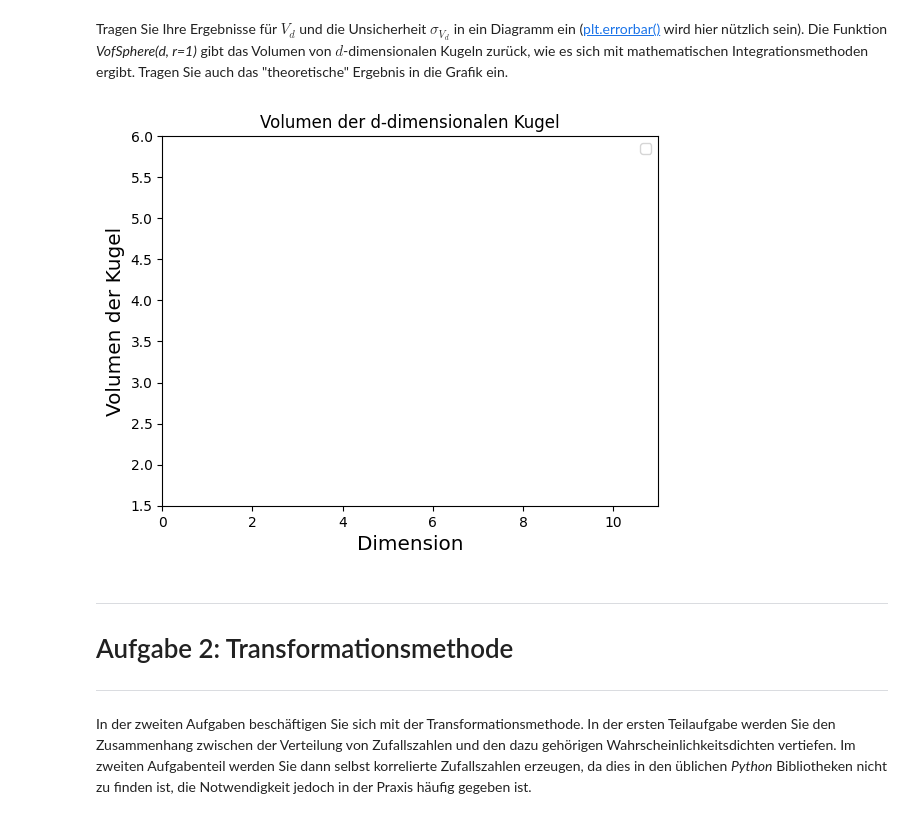
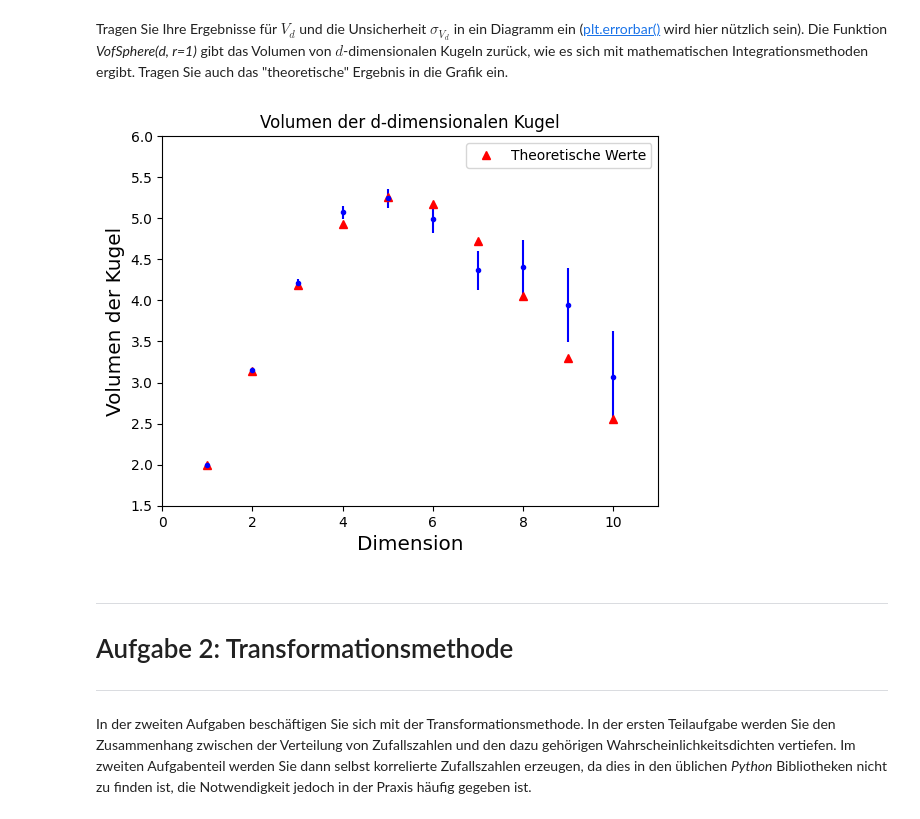
Before and after one commit to AlFa-Tier/Uni_codes, a Jupyter notebook: Stat. Datenauswertung/AufgabenBlätter/Blatt02.ipynb, the cells around one changed output. Cells and saved outputs as stored; diff of their text form; code cells hidden in the pictures.

```diff
--- a/Stat. Datenauswertung/AufgabenBlätter/Blatt02.ipynb
+++ b/Stat. Datenauswertung/AufgabenBlätter/Blatt02.ipynb
@@ -40,5 +40,4 @@ import scipy.special as sp
 # %%
 # set dimensions
 dmax = 10  # maximum
-dim = np.arange(1., dmax, dtype=int)
-print(dim)
+dims = np.arange(1., dmax+1, dtype=int)
@@ -58,10 +55,20 @@ $$
 # implement MC method
 npoints = 10000     # number of d-dimensional points to test
 Vmc = []            # array holding results
+inside = np.array([])
+V_cube = np.array([np.pow(2,d) for d in dims])
 
-for i in range(1,len(dim)):
+for i in dims:
+    inner = 0
     for _ in range(npoints):
-        rvec = np.random.rand(i)
-        if np.sum(rvec) <=1:
-            Vmc.append(rvec)
+        rvec = np.random.uniform(-1, 1, i)
+        if np.sum(np.pow(rvec,2)) <=1:
+            inner +=1
+    inside = np.append(inside,inner)
+    v_sphere = V_cube[i-1] * (inner/npoints)
+    Vmc.append(v_sphere)
+
+print("Volumina der Hyperkugel in Dimensionen 1 bis 10:")
+for dim, vol in zip(range(1,len(dims)+1), Vmc):
+    print(f"{dim}D: {vol}")
 # %% [output]
@@ -81,36 +96,48 @@ Bestimmen Sie die statistische Unsicherheit $\sigma_{V_d}$ der Ergebnisse. Nutze
+# %%
+# uncertainty on MC results using binomial statistics
+var_Nin = npoints*(inside/npoints)*(1-(inside/npoints))
+var_p = 1/np.pow(npoints,2)*var_Nin
+
+var_V_d = np.pow(V_cube,2)*var_p
+
+sigma_V_d = np.sqrt(var_V_d)
 # %% [markdown]
 Tragen Sie Ihre Ergebnisse für $V_d$ und die Unsicherheit $\sigma_{V_d}$ in ein Diagramm ein ([plt.errorbar()](https://matplotlib.org/stable/api/_as_gen/matplotlib.pyplot.errorbar.html) wird hier nützlich sein). Die Funktion *VofSphere(d, r=1)* gibt das Volumen von $d$-dimensionalen Kugeln zurück, wie es sich mit mathematischen Integrationsmethoden ergibt. Tragen Sie auch das "theoretische" Ergebnis in die Grafik ein.
 # %%
 def VofSphere(d, r=1):
     """
       calculate volume of a d-dimensional sphere with radius r
 
       Args:
         d: dimension
         r: radius
 
       Returns:
         (array of) float: d-dimensional Volume
     """
     V = r**d * np.pi**(d/2) / sp.gamma(d/2 + 1)
     return V
 
 # Volume from mathematical formula
+V_theo = np.array([VofSphere(i) for i in dims])
 
 
 # plot results (with matplotlib)
-
-
+plt.errorbar(x = dims, y = V_theo,
+             label='Theoretische Werte', color='#FF0000',
+             fmt='^')
+plt.errorbar(x=dims, y= Vmc, yerr=sigma_V_d,
+             color='#0000FF', fmt='.')
 
 plt.xlim(0, dmax+1.)
 plt.ylim(1.5, 6.)
 plt.xlabel('Dimension', fontsize='x-large')
 plt.ylabel('Volumen der Kugel', fontsize='x-large')
 plt.legend(loc='best')
 plt.title("Volumen der d-dimensionalen Kugel")
 plt.show()
 # %% [output]
-[figure, old version]
+[figure, new version]
 # %% [markdown]
 ---
 # Aufgabe 2: Transformationsmethode <a id="Aufgabe2"></a>
```
Also changed, not shown: parts of 4 cells of this notebook.
